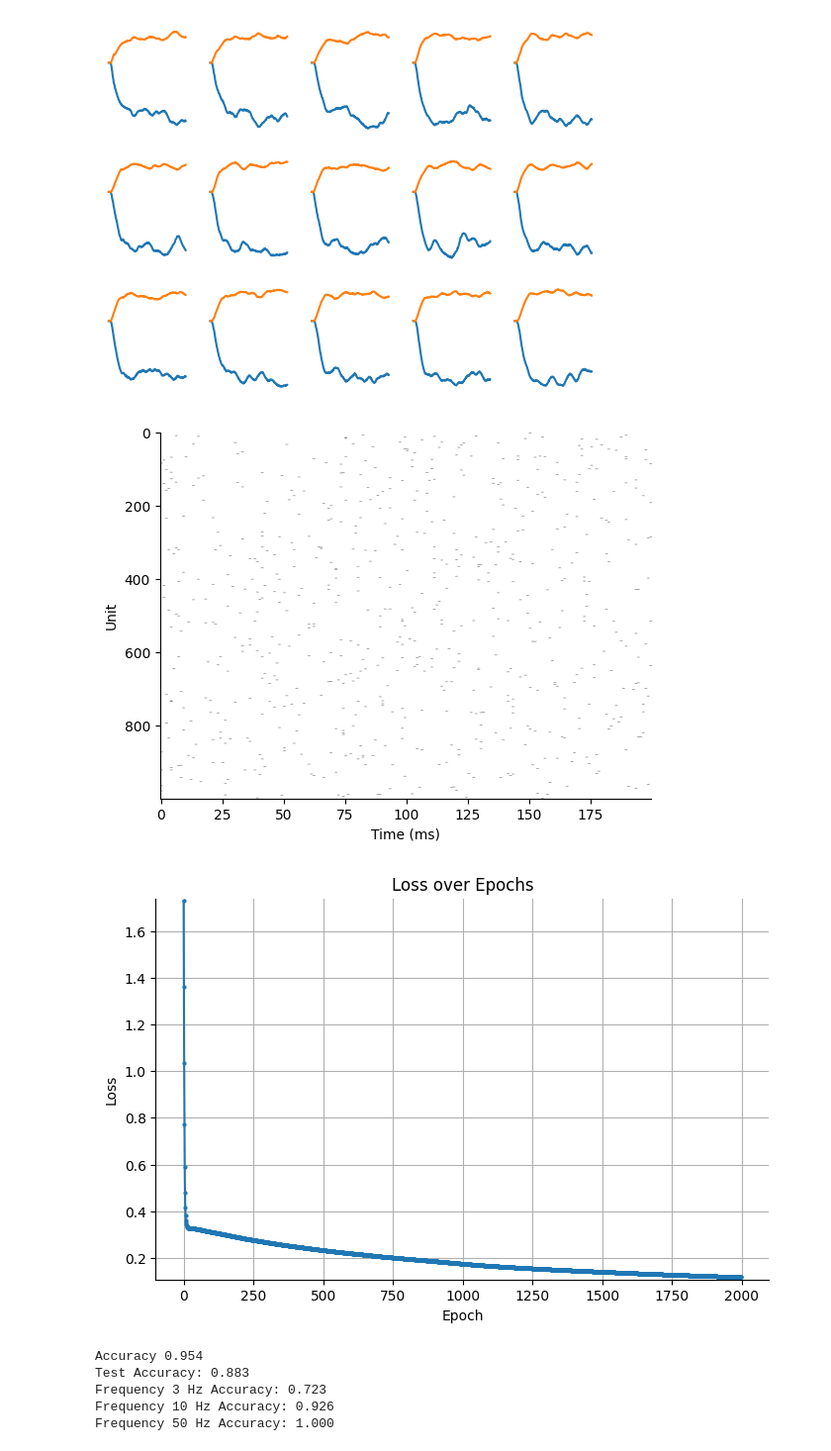
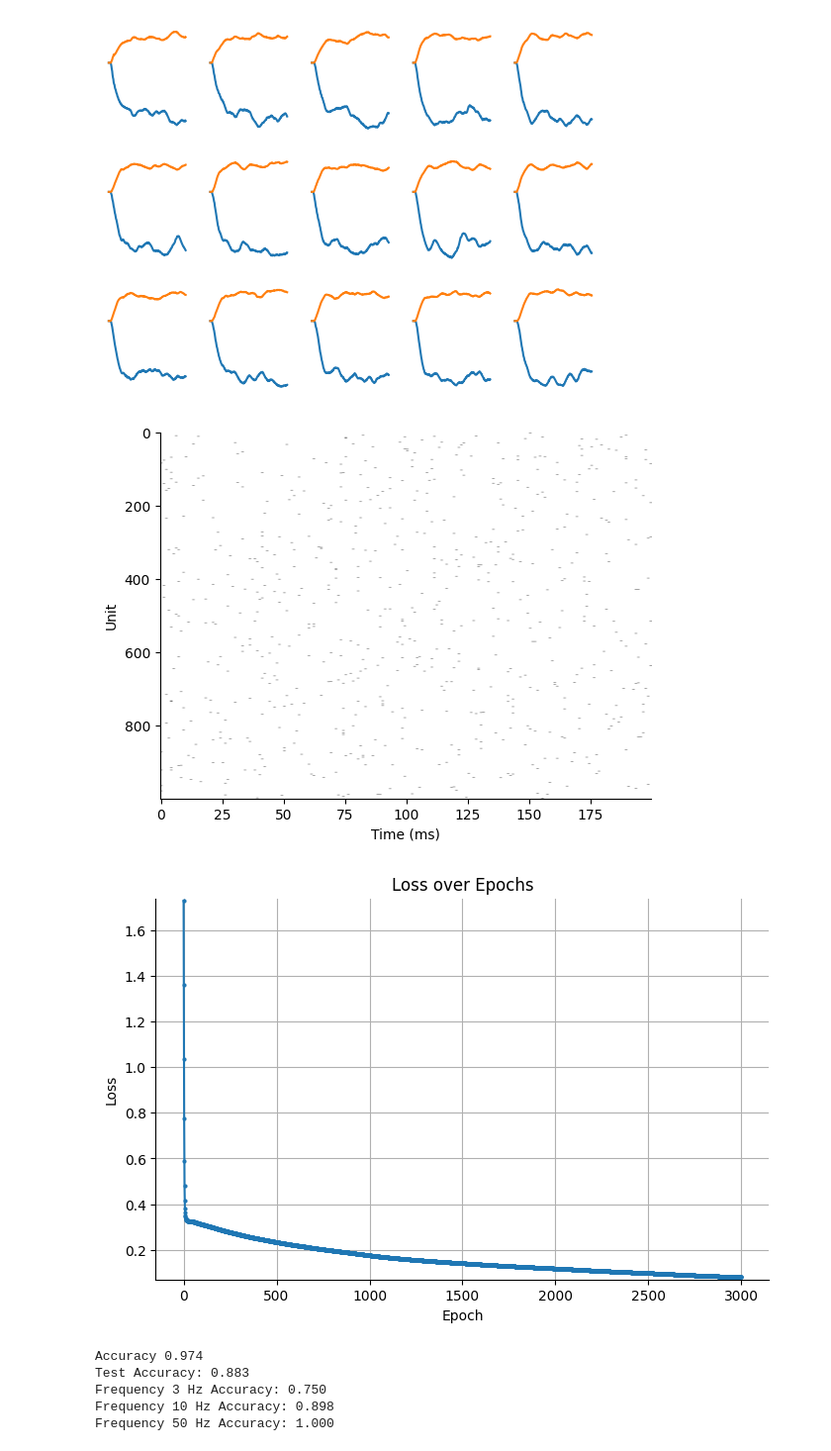
Before and after one commit to 0o999oo/oe, a Jupyter notebook: spytorch/SpyTorchTutorial1_OR2.ipynb, the cells around one changed output. Shown at 99% size. Drawn from its saved outputs; the diff is of its cells as text; code cells hidden in the pictures.

```diff
--- a/spytorch/SpyTorchTutorial1_OR2.ipynb
+++ b/spytorch/SpyTorchTutorial1_OR2.ipynb
@@ -908,7 +908,7 @@ def train_snn():
     loss_fn = nn.NLLLoss()
 
     loss_hist = []
-    for e in range(2000):
+    for e in range(3000):
         output, _ = run_snn(x_data)
         m, _ = torch.max(output, 1)
         log_p_y = log_softmax_fn(m)
@@ -960,38 +960,38 @@ def generate_test_data():
         test_x_data.append(x_data_freq)
         test_y_data.append(y_data_freq)
 
     # テストデータを結合してバッチにまとめる
     test_x_data = torch.cat(test_x_data, dim=0)  # (3 * batch_size, nb_steps, nb_inputs)
     test_y_data = torch.cat(test_y_data, dim=0)  # (3 * batch_size, )
     return test_x_data, test_y_data
 
 # 推論の実行と精度の評価
 def evaluate_snn():
     test_x_data, test_y_data = generate_test_data()
     output, _ = run_snn(test_x_data)
     m, _ = torch.max(output, 1)
     _, predicted_labels = torch.max(m, 1)
 
     # 正解ラベルと予測ラベルを比較して精度を計算
     accuracy = np.mean((test_y_data == predicted_labels).detach().cpu().numpy())
     print("Test Accuracy: %.3f" % accuracy)
 
     # 各周波数ごとの分類結果を表示
     for i, f in enumerate(freq_values):
         start_idx = i * batch_size
         end_idx = (i + 1) * batch_size
         acc_per_freq = np.mean((test_y_data[start_idx:end_idx] == predicted_labels[start_idx:end_idx]).detach().cpu().numpy())
         print(f"Frequency {f} Hz Accuracy: {acc_per_freq:.3f}")
 
 # 推論の実行
 evaluate_snn()
 # %% [output]
 [figure]
-[figure, old version]
+[figure, new version]
-Accuracy 0.954
+Accuracy 0.974
 Test Accuracy: 0.883
-Frequency 3 Hz Accuracy: 0.723
-Frequency 10 Hz Accuracy: 0.926
+Frequency 3 Hz Accuracy: 0.750
+Frequency 10 Hz Accuracy: 0.898
 Frequency 50 Hz Accuracy: 1.000
 # %% [markdown]
 <a rel="license" href="http://creativecommons.org/licenses/by/4.0/"><img alt="Creative Commons License" style="border-width:0" src="https://i.creativecommons.org/l/by/4.0/88x31.png" /></a><br />This work is licensed under a <a rel="license" href="http://creativecommons.org/licenses/by/4.0/">Creative Commons Attribution 4.0 International License</a>.
```
Also changed, not shown: parts of 1 cell of this notebook.
